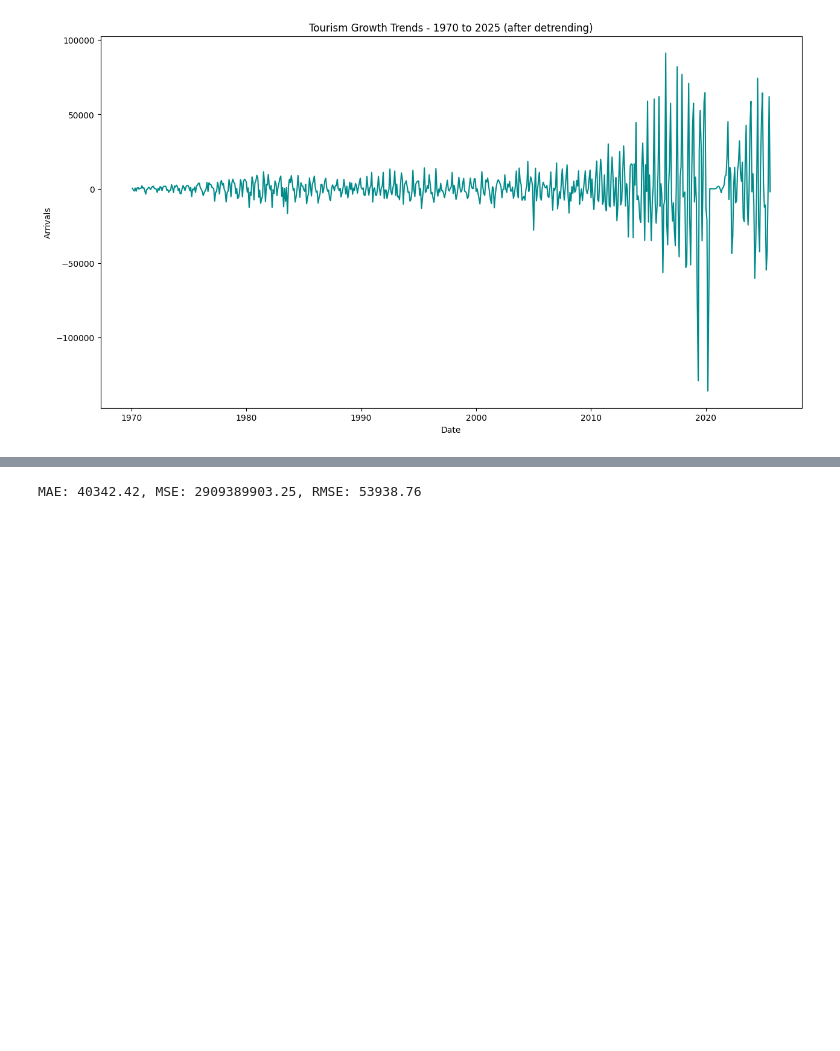
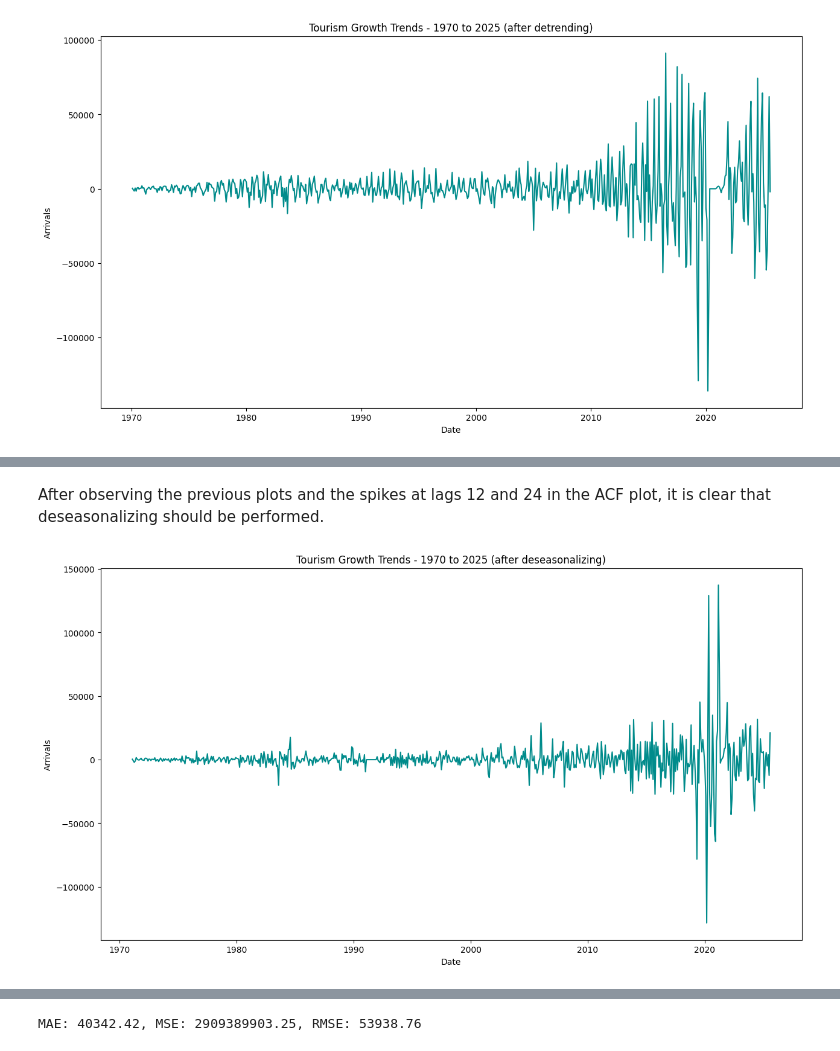
Before and after one commit to tharuka7/tourism__forecast_sl, a Jupyter notebook: ts.ipynb, the cells around one changed output, grey strips where cells are left out. Cells and saved outputs as stored; diff of their text form; code cells hidden in the pictures; blank space fills up the shorter version.

```diff
--- a/ts.ipynb
+++ b/ts.ipynb
@@ -171,0 +180,14 @@ plt.show()
+# %% [markdown]
+After observing the previous plots and the spikes at lags 12 and 24 in the ACF plot, it is clear that deseasonalizing should be performed.
+# %%
+seasonal_period = 12
+df['diff_seasonal'] = df['diff'] - df['diff'].shift(seasonal_period)
+df.dropna(inplace=True)
+# %%
+fig, ax = plt.subplots(figsize=(15,8))
+ax.plot(df['Date'], df['diff_seasonal'], color='#008B8B')
+ax.set(xlabel="Date", ylabel="Arrivals", title=f"Tourism Growth Trends - 1970 to 2025 (after deseasonalizing)")
+ax.xaxis.set_major_formatter(DateFormatter("%Y"))
+plt.show()
+# %% [output]
+[figure, added]
```
Also changed, not shown: parts of 44 cells of this notebook.
